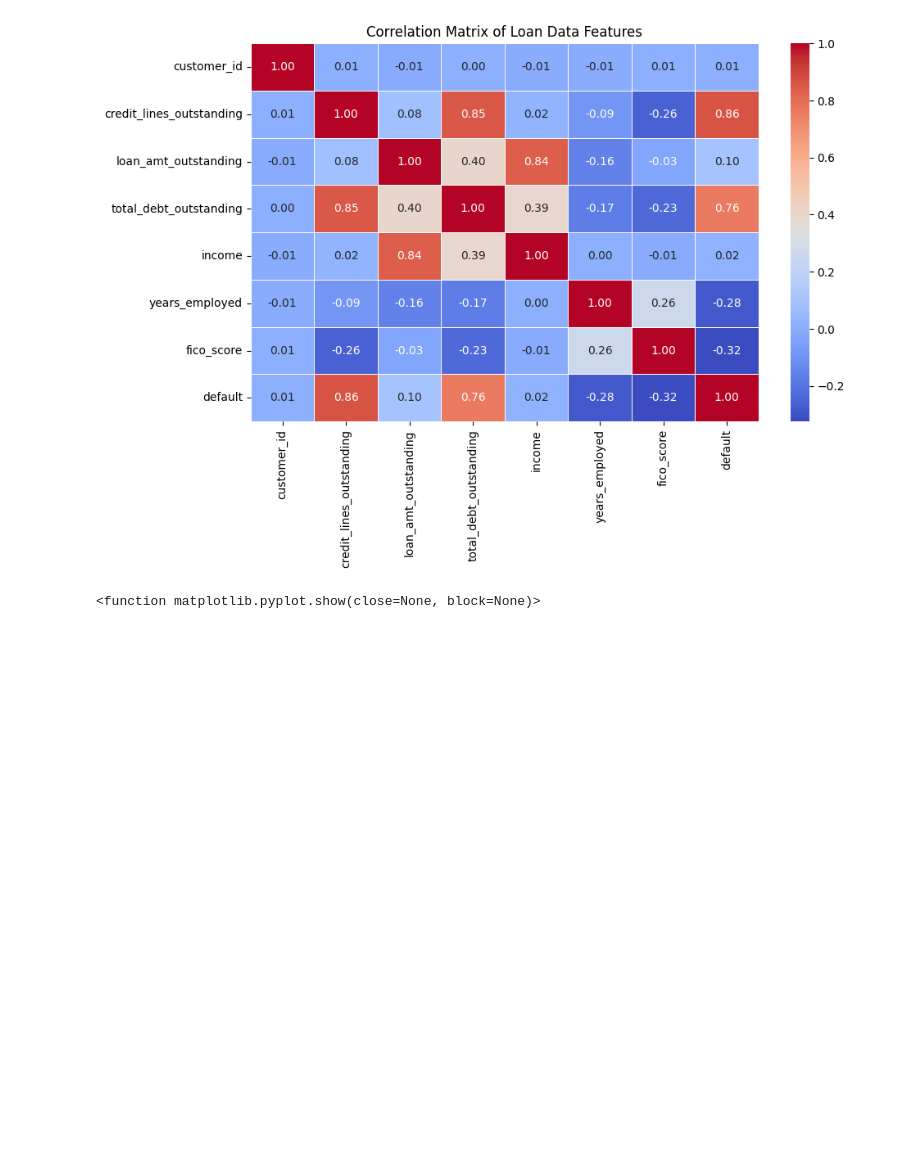
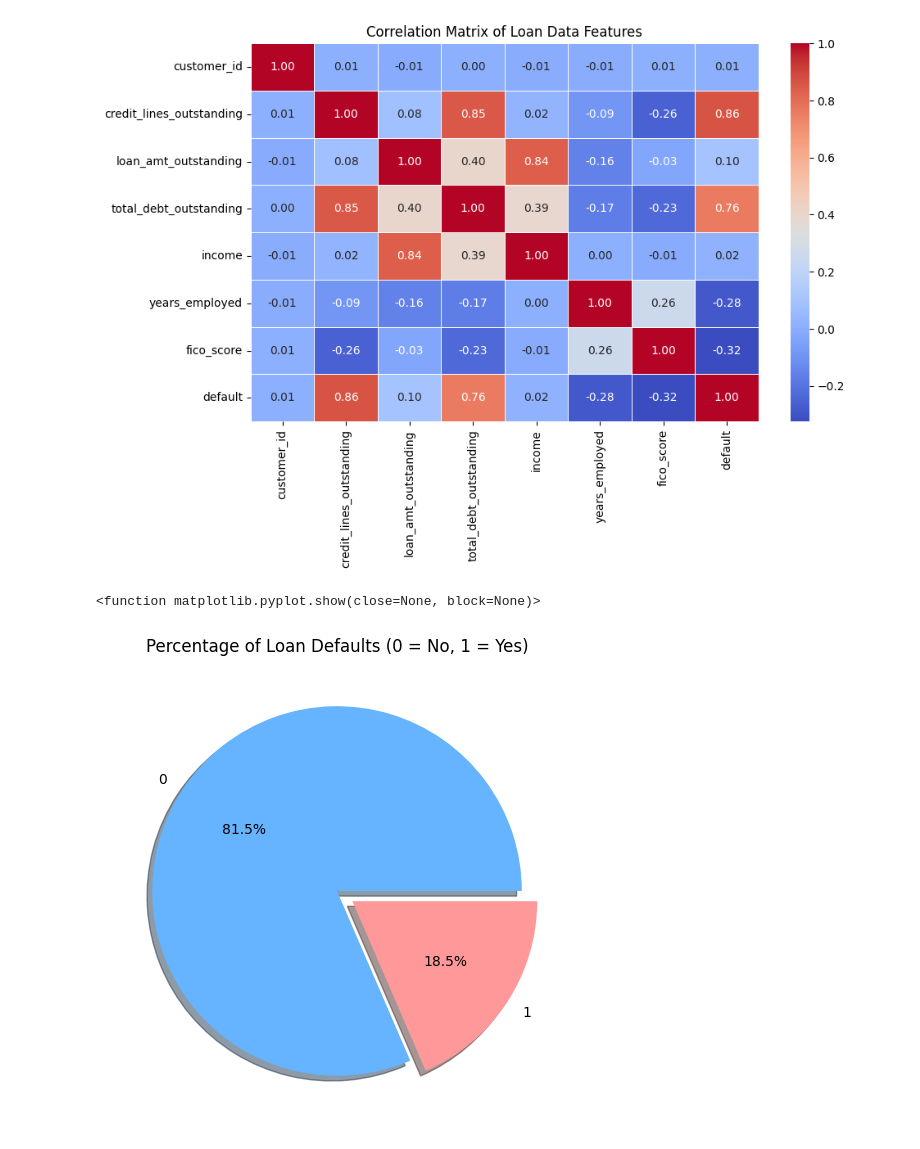
Before and after one commit to neerajkumar018/Loan-Data-EDA-Project, a Jupyter notebook: eda_project.ipynb, the cells around one changed output. Cells and saved outputs as stored; diff of their text form; code cells hidden in the pictures; blank space fills up the shorter version.

```diff
--- a/eda_project.ipynb
+++ b/eda_project.ipynb
@@ -70,3 +70,12 @@ plt.show
 # %% [output]
 [figure]
 <function matplotlib.pyplot.show(close=None, block=None)>
+# %%
+# 1. डिफॉल्ट करने वालों का रेशियो देखना (Pie Chart)
+plt.figure(figsize=(6, 6))
+df['default'].value_counts().plot.pie(explode=[0, 0.1], autopct='%1.1f%%', shadow=True, colors=['#66b3ff','#ff9999'])
+plt.title('Percentage of Loan Defaults (0 = No, 1 = Yes)')
+plt.ylabel('')
+plt.show()
+# %% [output]
+[figure, added]
```
Also changed, not shown: parts of 1 cell of this notebook.
